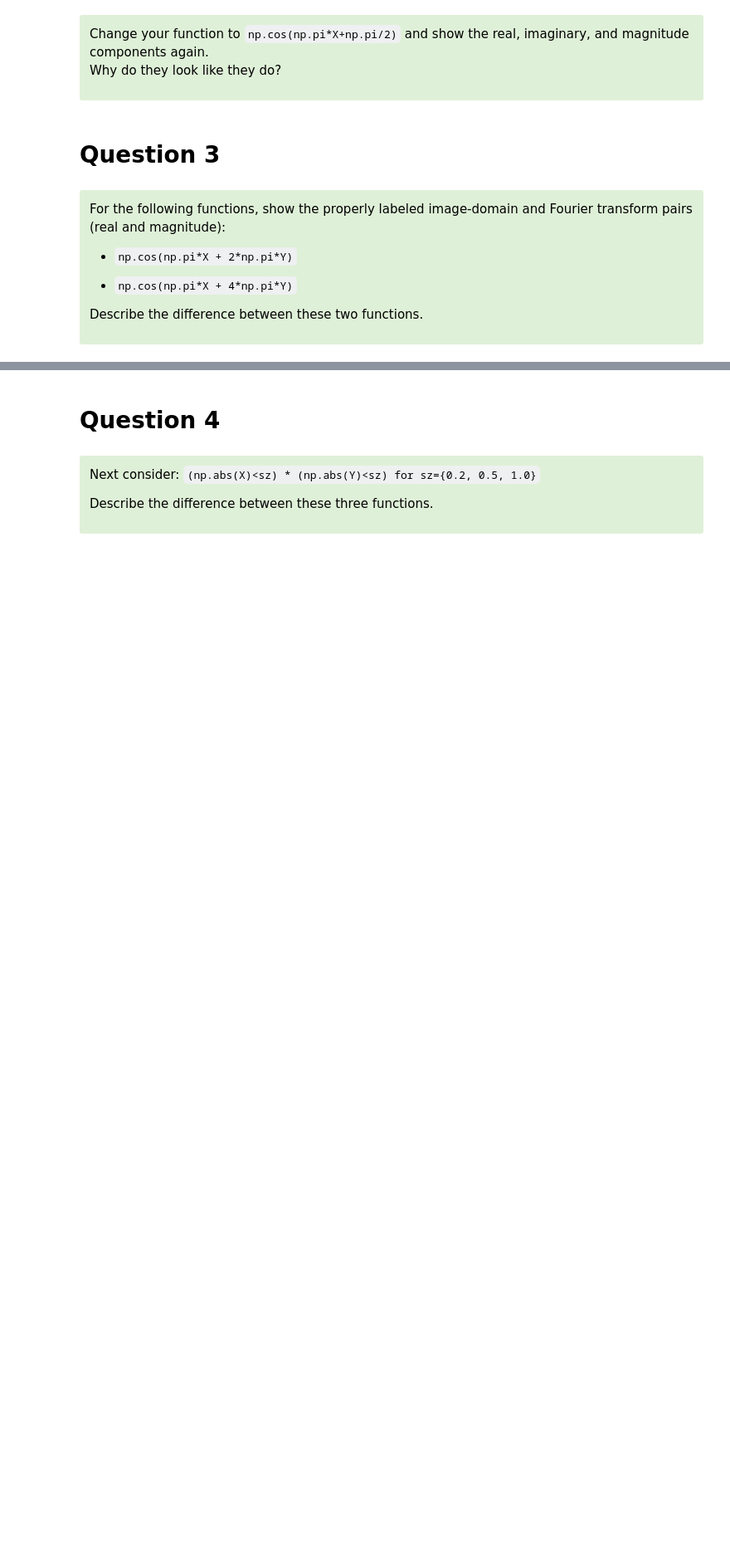
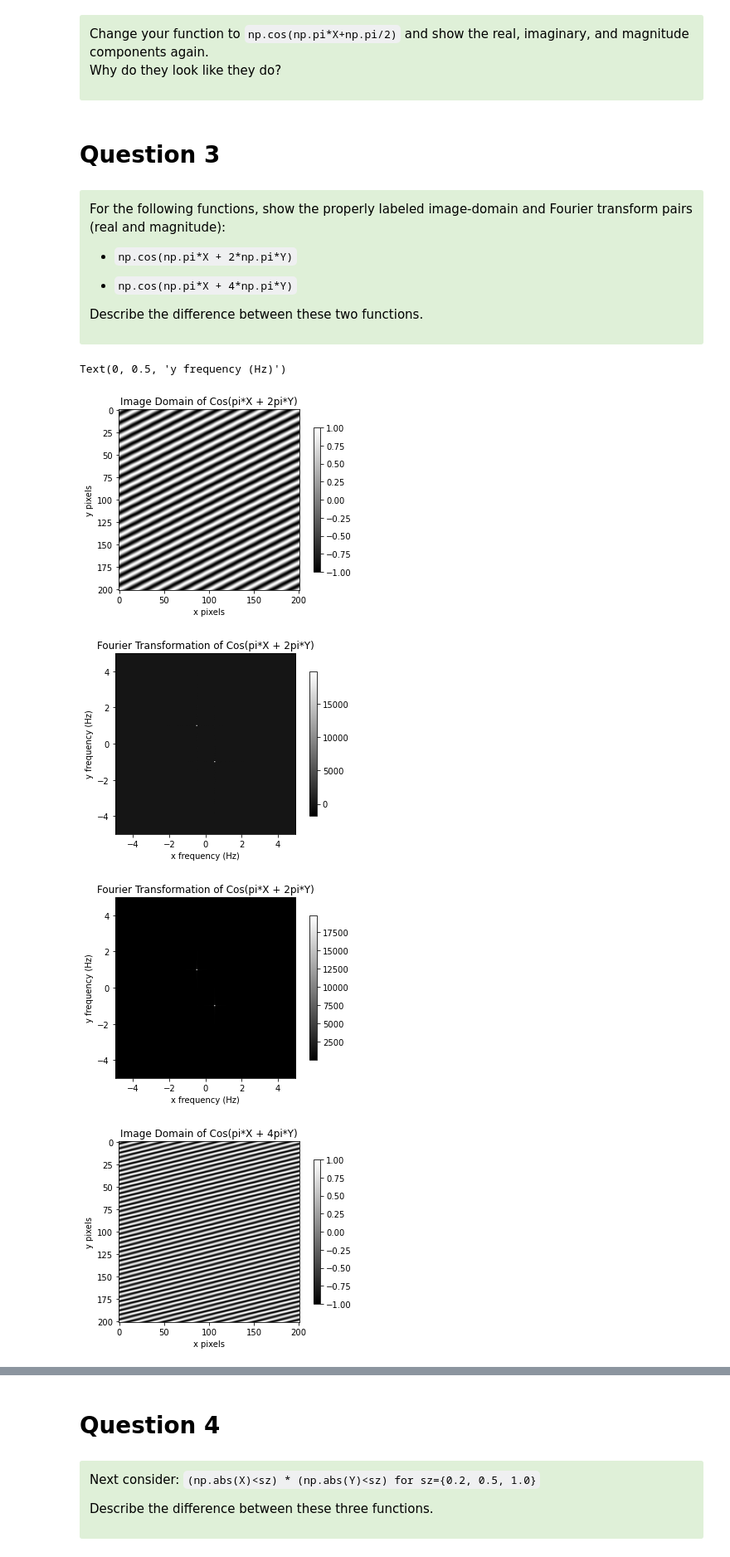
Before and after one commit to skhan102jh/Build-an-Imager, a Jupyter notebook: Lab2 Part1 (Clean).ipynb, the cells around one changed output, grey strips where cells are left out. Shown at 83% size. Drawn from its saved outputs; the diff is of its cells as text; code cells hidden in the pictures; blank space fills up the shorter version.

```diff
--- a/Lab2 Part1 (Clean).ipynb
+++ b/Lab2 Part1 (Clean).ipynb
@@ -162,3 +162,14 @@ from numpy.fft import fft2, fftshift, ifftshift
 <font color='black'> <b>(a)</b> Using the x- and y-ranges given in CODE BLOCK 1 (shown above), what is the sampling frequency for your function? </font>
 
 </div>
+# %%
+# confirm shape of X and Y
+print(X.shape); # (201,201)
+print(Y.shape); # (201,201) both are odd valued functions
+
+# find sampling frequency
+N = 201; # size of both images are 201x201
+a = 0.1 # sampling period is every 0.1 mm
+fs = (1 / (N*a)) * N
+
+print("The sampling frequency is", fs, "mm")
@@ -204,3 +219,64 @@ For the following functions, show the properly labeled image-domain and Fourier
 
 Describe the difference between these two functions.
 </div>
+# %%
+# Create the real and magnitude functions
+func1 = np.cos(np.pi*X + 2*np.pi*Y); # real values of given function 1
+func2 = np.cos(np.pi*X + 4*np.pi*Y); # real values of given function 2
+
+# fft pairs
+Ffunc1 = fftshift(fft2(ifftshift(func1)))
+Ffunc2 = fftshift(fft2(ifftshift(func2)))
+
+# plot image domain of function 1
+F1 = plt.imshow(func1, cmap = "gray")
+plt.colorbar(F1, shrink=0.8)
+plt.title("Image Domain of Cos(pi*X + 2pi*Y)")
+plt.xlabel("x pixels")
+plt.ylabel("y pixels")
+
+# plot the real Fourier transform of function 1
+plt.figure()
+fftR1 = plt.imshow(np.real(Ffunc1), cmap = "gray", extent = [(-fs/2)*((N-1)/N),(fs/2)*((N-1)/N),(-fs/2)*((N-1)/N),(fs/2)*((N-1)/N)])
+plt.colorbar(fftR1, shrink=0.8)
+plt.title("Fourier Transformation of Cos(pi*X + 2pi*Y)")
+plt.xlabel("x frequency (Hz)")
+plt.ylabel("y frequency (Hz)")
+
+# plot the magnitude of Fourier transform of function 1
+plt.figure()
+fftM1 = plt.imshow(np.abs(Ffunc1), cmap = "gray", extent = [(-fs/2)*((N-1)/N),(fs/2)*((N-1)/N),(-fs/2)*((N-1)/N),(fs/2)*((N-1)/N)])
+plt.colorbar(fftM1, shrink=0.8)
+plt.title("Fourier Transformation of Cos(pi*X + 2pi*Y)")
+plt.xlabel("x frequency (Hz)")
+plt.ylabel("y frequency (Hz)")
+
+# plot image domain of function 2
+plt.figure()
+F2 = plt.imshow(func2, cmap = "gray")
+plt.colorbar(F2, shrink=0.8)
+plt.title("Image Domain of Cos(pi*X + 4pi*Y)")
+plt.xlabel("x pixels")
+plt.ylabel("y pixels")
+
+# plot the real Fourier transform of function 2
+plt.figure()
+fftR = plt.imshow(np.real(Ffunc2), cmap = "gray", extent = [(-fs/2)*((N-1)/N),(fs/2)*((N-1)/N),(-fs/2)*((N-1)/N),(fs/2)*((N-1)/N)])
+plt.colorbar(fftR, shrink=0.8)
+plt.title("Fourier Transformation of Cos(pi*X + 4pi*Y)")
+plt.xlabel("x frequency (Hz)")
+plt.ylabel("y frequency (Hz)")
+
+# plot the magnitude of Fourier transform of function 2
+plt.figure()
+fftR = plt.imshow(np.abs(Ffunc2), cmap = "gray", extent = [(-fs/2)*((N-1)/N),(fs/2)*((N-1)/N),(-fs/2)*((N-1)/N),(fs/2)*((N-1)/N)])
+plt.colorbar(fftR, shrink=0.8)
+plt.title("Fourier Transformation of Cos(pi*X + 4pi*Y)")
+plt.xlabel("x frequency (Hz)")
+plt.ylabel("y frequency (Hz)")
+# %% [output]
+Text(0, 0.5, 'y frequency (Hz)')
+[figure, added]
+[figure, added]
+[figure, added]
+[figure, added]
```
Also changed, not shown: parts of 5 cells of this notebook.
